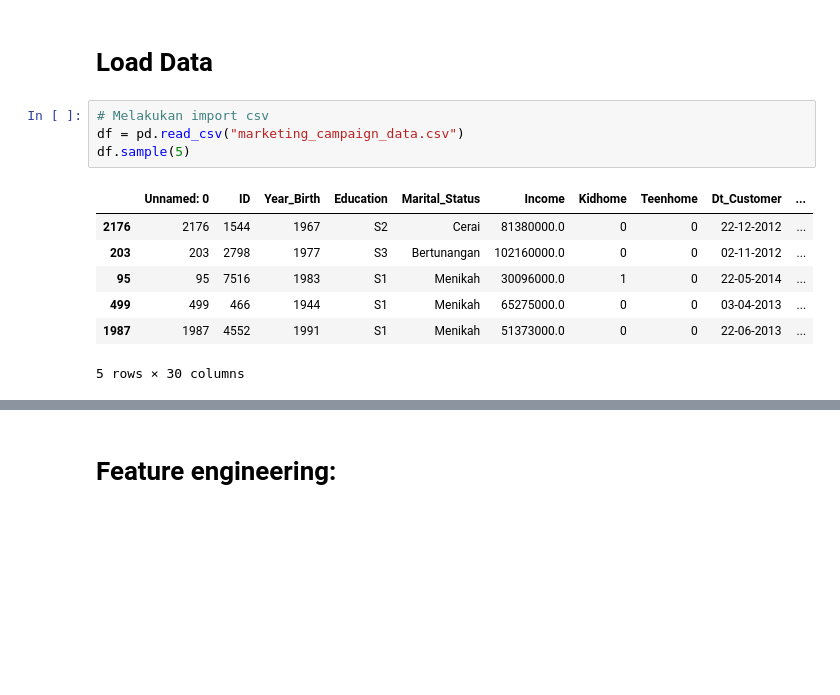
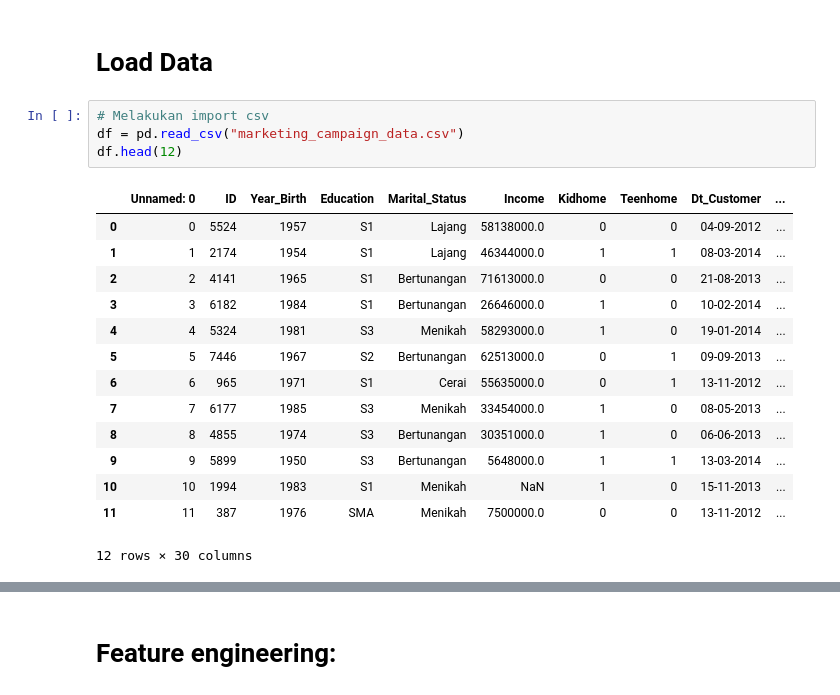
Before and after one commit to ariniamsr/Predict-Customer-Personality-to-Boost-Marketing-Campaign-by-Using-Machine-Learning, a Jupyter notebook: mipro3.ipynb, the cells around one changed output, grey strips where cells are left out. Drawn from its saved outputs; the diff is of its cells as text; blank space fills up the shorter version.

```diff
--- a/mipro3.ipynb
+++ b/mipro3.ipynb
@@ -21,12 +21,19 @@ seaborn version :  0.12.2
 # %%
 # Melakukan import csv
 df = pd.read_csv("marketing_campaign_data.csv")
-df.sample(5)
+df.head(12)
 # %% [output]
 |  | Unnamed: 0 | ID | Year_Birth | Education | Marital_Status | Income | Kidhome | Teenhome | Dt_Customer | ... |
-| 2176 | 2176 | 1544 | 1967 | S2 | Cerai | 81380000.0 | 0 | 0 | 22-12-2012 | ... |
-| 203 | 203 | 2798 | 1977 | S3 | Bertunangan | 102160000.0 | 0 | 0 | 02-11-2012 | ... |
-| 95 | 95 | 7516 | 1983 | S1 | Menikah | 30096000.0 | 1 | 0 | 22-05-2014 | ... |
-| 499 | 499 | 466 | 1944 | S1 | Menikah | 65275000.0 | 0 | 0 | 03-04-2013 | ... |
-| 1987 | 1987 | 4552 | 1991 | S1 | Menikah | 51373000.0 | 0 | 0 | 22-06-2013 | ... |
+| 0 | 0 | 5524 | 1957 | S1 | Lajang | 58138000.0 | 0 | 0 | 04-09-2012 | ... |
+| 1 | 1 | 2174 | 1954 | S1 | Lajang | 46344000.0 | 1 | 1 | 08-03-2014 | ... |
+| 2 | 2 | 4141 | 1965 | S1 | Bertunangan | 71613000.0 | 0 | 0 | 21-08-2013 | ... |
+| 3 | 3 | 6182 | 1984 | S1 | Bertunangan | 26646000.0 | 1 | 0 | 10-02-2014 | ... |
+| 4 | 4 | 5324 | 1981 | S3 | Menikah | 58293000.0 | 1 | 0 | 19-01-2014 | ... |
+| 5 | 5 | 7446 | 1967 | S2 | Bertunangan | 62513000.0 | 0 | 1 | 09-09-2013 | ... |
+| 6 | 6 | 965 | 1971 | S1 | Cerai | 55635000.0 | 0 | 1 | 13-11-2012 | ... |
+| 7 | 7 | 6177 | 1985 | S3 | Menikah | 33454000.0 | 1 | 0 | 08-05-2013 | ... |
+| 8 | 8 | 4855 | 1974 | S3 | Bertunangan | 30351000.0 | 1 | 0 | 06-06-2013 | ... |
+| 9 | 9 | 5899 | 1950 | S3 | Bertunangan | 5648000.0 | 1 | 1 | 13-03-2014 | ... |
+| 10 | 10 | 1994 | 1983 | S1 | Menikah | NaN | 1 | 0 | 15-11-2013 | ... |
+| 11 | 11 | 387 | 1976 | SMA | Menikah | 7500000.0 | 0 | 0 | 13-11-2012 | ... |
-5 rows × 30 columns
+12 rows × 30 columns
```
Also changed, not shown: parts of 14 cells of this notebook.
